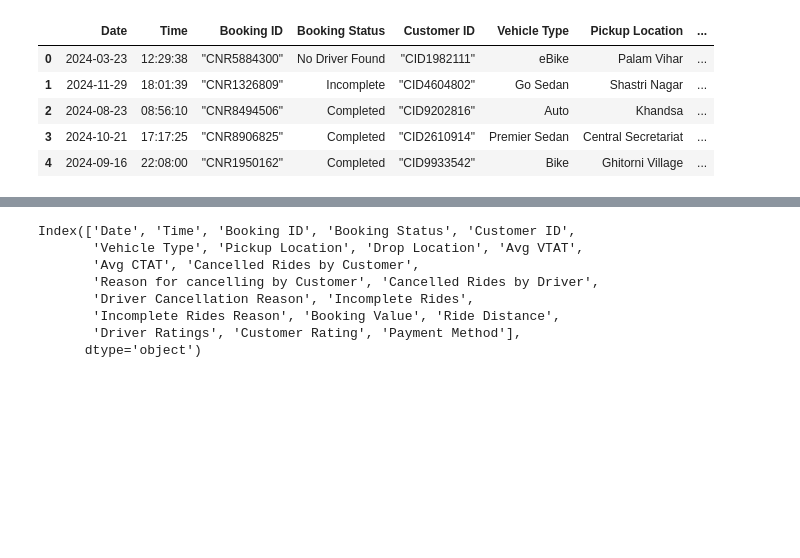
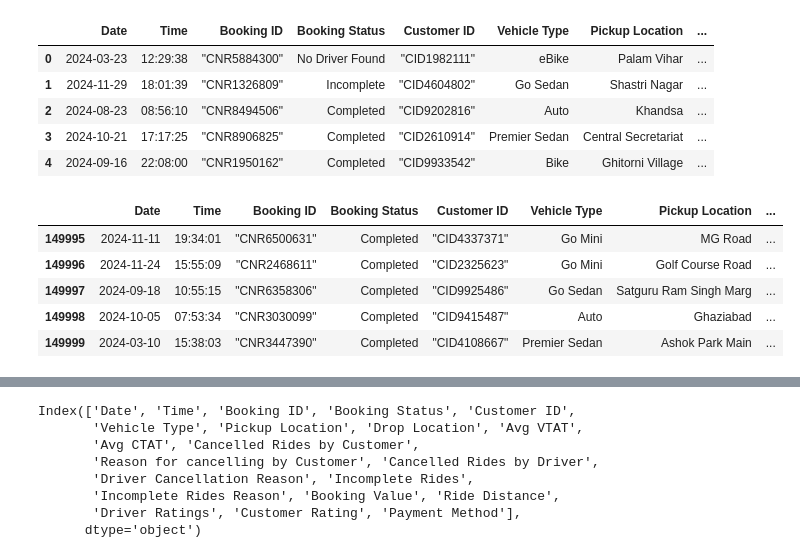
Before and after one commit to nikk-vsr/Scaler-Business-casestudy, a Jupyter notebook: uber_ride_prediction.ipynb, the cells around one changed output, grey strips where cells are left out. Saved outputs shown, nothing was run; the diff lists cells and outputs as text; code cells hidden in the pictures; blank space fills up the shorter version.

Commit message:
dataframe created and EDA updates made

```diff
--- a/uber_ride_prediction.ipynb
+++ b/uber_ride_prediction.ipynb
@@ -72,6 +72,15 @@ df.head()
 | 2 | 2024-08-23 | 08:56:10 | "CNR8494506" | Completed | "CID9202816" | Auto | Khandsa | ... |
 | 3 | 2024-10-21 | 17:17:25 | "CNR8906825" | Completed | "CID2610914" | Premier Sedan | Central Secretariat | ... |
 | 4 | 2024-09-16 | 22:08:00 | "CNR1950162" | Completed | "CID9933542" | Bike | Ghitorni Village | ... |
+# %%
+df.tail()
+# %% [output]
+|  | Date | Time | Booking ID | Booking Status | Customer ID | Vehicle Type | Pickup Location | ... |
+| 149995 | 2024-11-11 | 19:34:01 | "CNR6500631" | Completed | "CID4337371" | Go Mini | MG Road | ... |
+| 149996 | 2024-11-24 | 15:55:09 | "CNR2468611" | Completed | "CID2325623" | Go Mini | Golf Course Road | ... |
+| 149997 | 2024-09-18 | 10:55:15 | "CNR6358306" | Completed | "CID9925486" | Go Sedan | Satguru Ram Singh Marg | ... |
+| 149998 | 2024-10-05 | 07:53:34 | "CNR3030099" | Completed | "CID9415487" | Auto | Ghaziabad | ... |
+| 149999 | 2024-03-10 | 15:38:03 | "CNR3447390" | Completed | "CID4108667" | Premier Sedan | Ashok Park Main | ... |
 # %%
 df.describe()
 # %% [output]
```
Also changed, not shown: parts of 9 cells of this notebook.
